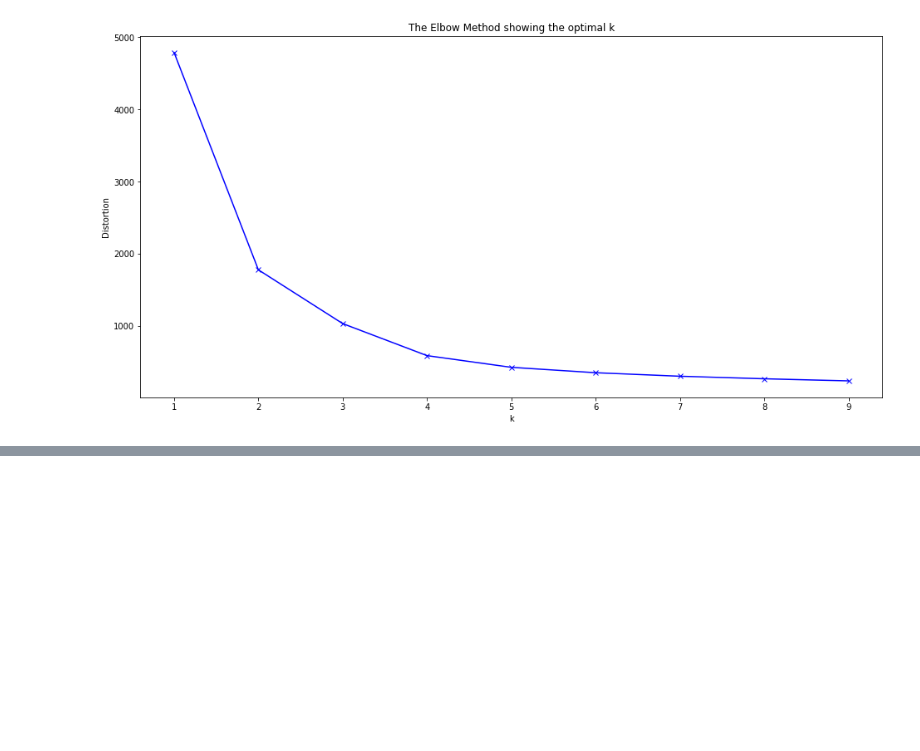
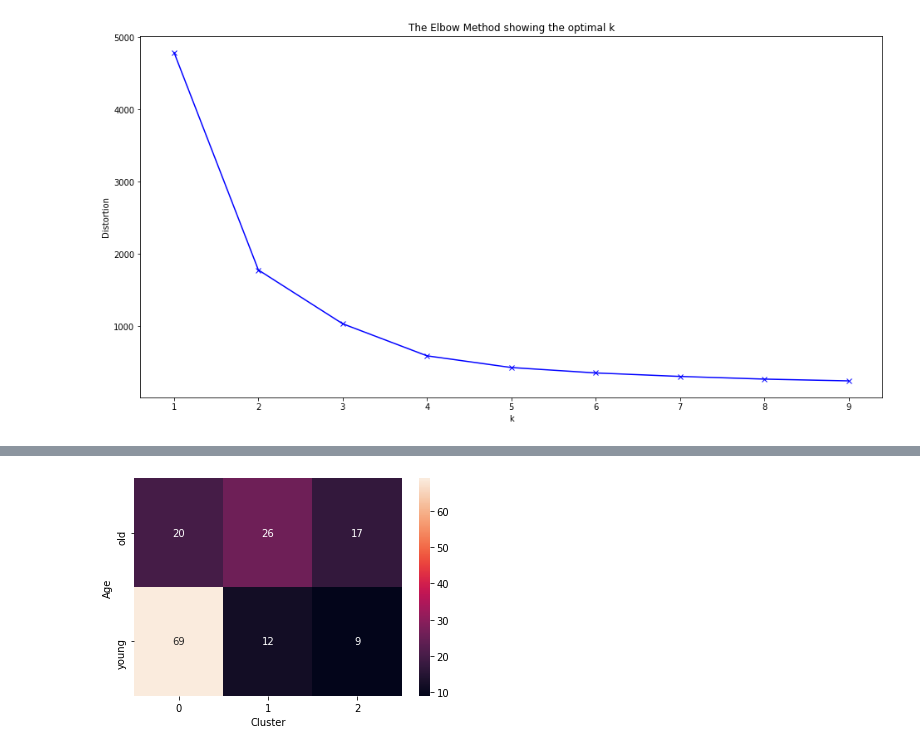
Before and after one commit to adampower48/ca4015_assignment1_dan_adam, a Jupyter notebook: book/_build/jupyter_execute/clustering.ipynb, the cells around one changed output, grey strips where cells are left out. Drawn from its saved outputs; the diff is of its cells as text; code cells hidden in the pictures; blank space fills up the shorter version.

```diff
--- a/book/_build/jupyter_execute/clustering.ipynb
+++ b/book/_build/jupyter_execute/clustering.ipynb
@@ -177,0 +222,5 @@ TODO
+# %%
+def confusion_matrix(labels_a, labels_b):
+    cm = np.zeros((max(labels_a) + 1, max(labels_b) + 1))
+    np.add.at(cm, (labels_a, labels_b), 1)
+    return cm
@@ -177,0 +232,12 @@ TODO
+# %%
+cm = confusion_matrix(df_orl["subjID_label"].values, kmeans_betas.labels_)
+
+fig, ax = plt.subplots()
+sn.heatmap(cm, ax=ax, annot=cm)
+
+ax.set_xlabel("Cluster")
+ax.set_ylabel("Age")
+ax.set_yticklabels(df_orl["subjID"].astype("category").cat.categories)
+plt.show()
+# %% [output]
+[figure, added]
```
Also changed, not shown: parts of 20 cells of this notebook, 25 other files.
